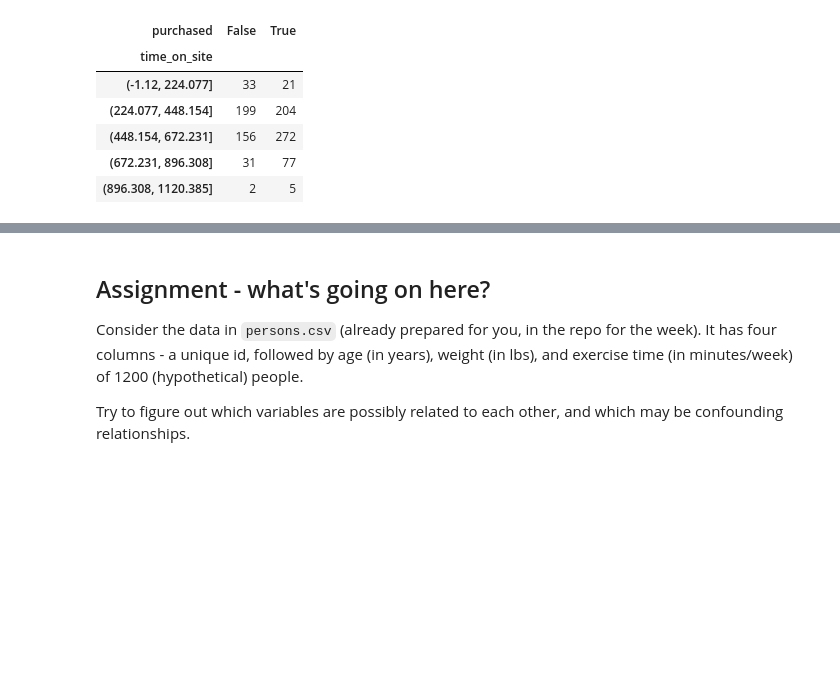
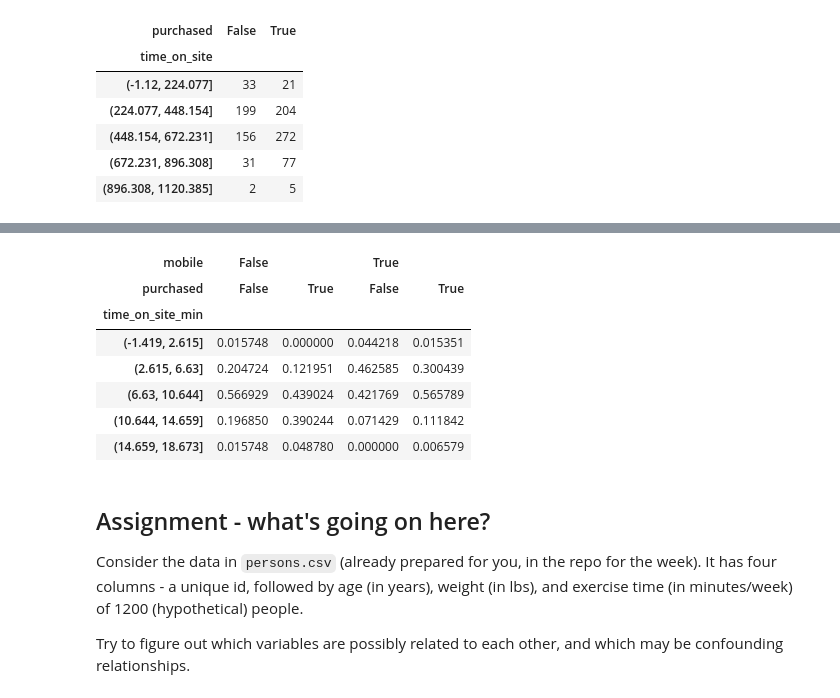
Before and after one commit to ngriggs/DS-Unit-1-Sprint-1-Dealing-With-Data, a Jupyter notebook: module3-databackedassertions/LS_DS_114_Making_Data_backed_Assertions.ipynb, the cells around one changed output, grey strips where cells are left out. Saved outputs shown, nothing was run; the diff lists cells and outputs as text; code cells hidden in the pictures; blank space fills up the shorter version.

```diff
--- a/module3-databackedassertions/LS_DS_114_Making_Data_backed_Assertions.ipynb
+++ b/module3-databackedassertions/LS_DS_114_Making_Data_backed_Assertions.ipynb
@@ -184,10 +197,21 @@ pd.crosstab(user_data['purchased'], user_data['mobile'], normalize='columns')
+# %%
+time_bins = pd.cut(user_data['time_on_site_min'], 5)  # 5 equal-sized bins
 # %%
 # Yep, mobile users are more likely to buy things
 # But we're still not seeing the *whole* story until we look at all 3 at once
 
 # Live/stretch goal - how can we do that?
 
-pd.crosstab(user_data['purchased'], user_data['mobile'],  normalize='columns')
+pd.crosstab(time_bins, [user_data['mobile'], user_data['purchased']], normalize='columns')
+# %% [output]
+| mobile | False |  | True |  |
+| purchased | False | True | False | True |
+| time_on_site_min |  |  |  |  |
+| (-1.419, 2.615] | 0.015748 | 0.000000 | 0.044218 | 0.015351 |
+| (2.615, 6.63] | 0.204724 | 0.121951 | 0.462585 | 0.300439 |
+| (6.63, 10.644] | 0.566929 | 0.439024 | 0.421769 | 0.565789 |
+| (10.644, 14.659] | 0.196850 | 0.390244 | 0.071429 | 0.111842 |
+| (14.659, 18.673] | 0.015748 | 0.048780 | 0.000000 | 0.006579 |
 # %% [markdown]
 ## Assignment - what's going on here?
 
```
Also changed, not shown: parts of 2 cells of this notebook.
